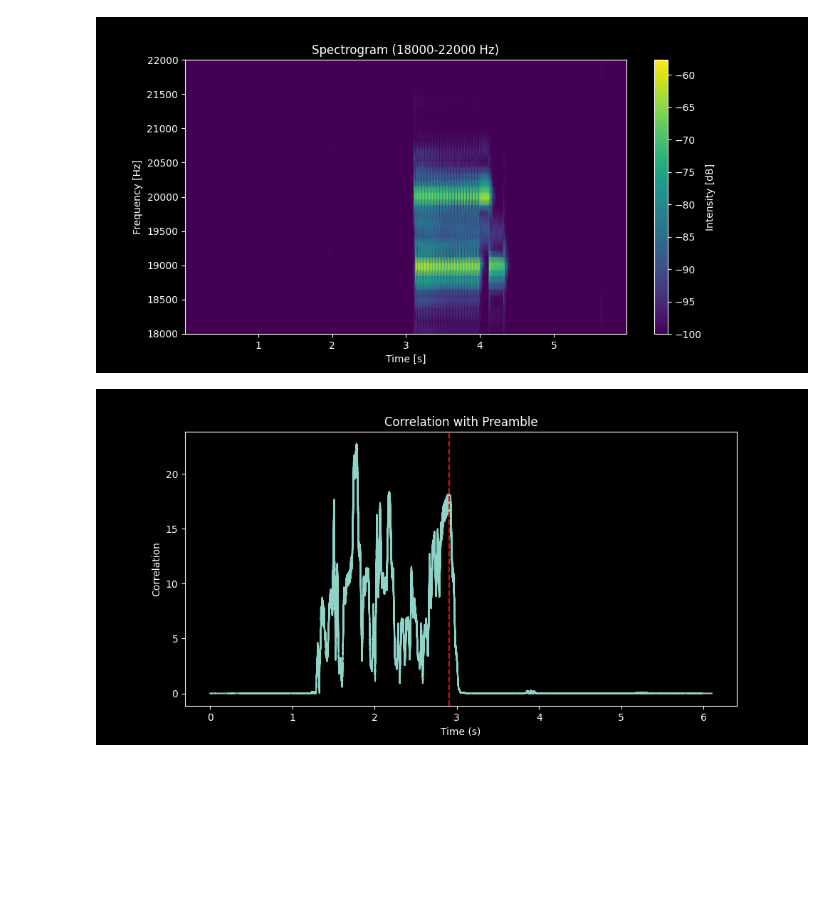
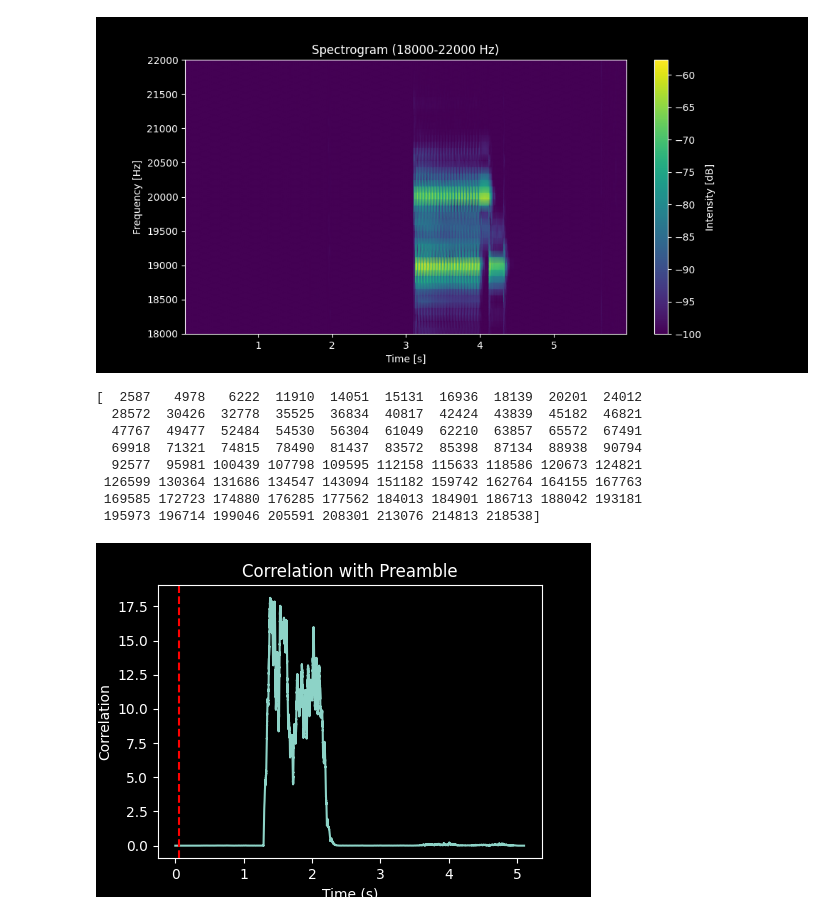
Before and after one commit to yuvyuvyuv/Prom2024, a Jupyter notebook: test.ipynb, the cells around one changed output. Saved outputs shown, nothing was run; the diff lists cells and outputs as text; code cells hidden in the pictures; blank space fills up the shorter version.

```diff
--- a/test.ipynb
+++ b/test.ipynb
@@ -27,7 +27,7 @@ def bandpass_filter(data, cutoff_low, cutoff_high, fs):
     nyquist = 0.5 * fs
     low = cutoff_low / nyquist
     high = cutoff_high / nyquist
-    b, a = butter(N=4, Wn=[low, high], btype='bandpass')
+    b, a = butter(N=8, Wn=low, btype='highpass')
     return filtfilt(b, a, data)
 # %%
 # Function to encode data as an audio signal
@@ -69,11 +69,30 @@ def detect_signal_edge(threshold,signal, preamble_bits, fs,bit_duration, high,lo
 # %%
-filename = "test_50bps_shaviv.wav"
+filename = "recordings/test_50bps_shaviv.wav"
 data, fs = sf.read(filename)
 elapsed_time = len(data) / fs
+# %%
+def detect_signal_edge(signal, preamble_bits, postamble_bits, fs,bit_duration, high,low,end = False):
+    preamble = encode_data(preamble_bits,bit_duration,fs,high,low)
+    postamble = encode_data(postamble_bits,bit_duration,fs,high,low)
+    # Cross-correlation using FFT
+    start_corr = fft_cross_correlation(signal,preamble)
+    end_corr = fft_cross_correlation(signal,postamble)
+
+    window_size = np.max([100,int(bit_duration*fs/4)])
+    start_smoothed_corr = savgol_filter(start_corr,window_size,3)
+    end_smoothed_corr = np.flip(savgol_filter(end_corr,window_size,3))
+    start_peaks, _ = find_peaks(start_smoothed_corr,width = bit_duration*fs/2)
+    end_peaks, _ = find_peaks(end_smoothed_corr,width = bit_duration*fs/2)
+    start_idx = 0
+    if len(start_peaks) != 0:
+        start_idx = start_peaks[0]
+    end_idx = len(signal)
+    if len(end_peaks) != 0:
+        end_idx = len(signal) - end_peaks[0]
+    return start_idx, end_idx, start_corr,end_corr
 # %%
 threshold = 10
 filtered_data = bandpass_filter(data, cutoff_low, cutoff_high, fs)
 start_preamble_bits = [1,0,1,0,1]
 end_preamble_bits = [0,0,0,0]
-start_idx,start_corr = detect_signal_edge(threshold, filtered_data, start_preamble_bits, fs, bit_duration, f1, f0)
-end_idx,end_corr = detect_signal_edge(threshold, filtered_data, end_preamble_bits, fs, bit_duration, f1, f0,True)
+start_idx,end_idx,start_corr,end_corr = detect_signal_edge(filtered_data, start_preamble_bits,end_preamble_bits, fs, bit_duration, f1, f0)
@@ -126,21 +164,28 @@ plt.ylim(cutoff_low, cutoff_high)
 [figure]
 # %%
 plt.clf()
-window_size = 10
+window_size = np.max([10,int(bit_duration*fs/4)])
 # arr = np.convolve(start_corr, np.ones(window_size)/window_size, mode='valid')
 arr = savgol_filter(start_corr,window_size,3)
 plt.plot(np.arange(len(arr))/fs, np.abs(arr))
+start_peaks, _ = find_peaks(arr,width = bit_duration*fs/2)
+print(start_peaks)
+start_idx = start_peaks[0]
 
-# arr = np.flip(arr)
-peaks, _ = find_peaks(arr,width = bit_duration*fs/2)
 
-index = peaks[0]
-# index = len(arr) - index
-plt.axvline(x=index/fs, color='r', linestyle='--', label='Average Correlation')
+plt.axvline(x=start_idx/fs, color='r', linestyle='--', label='Average Correlation')
 
 plt.title('Correlation with Preamble')
 plt.xlabel('Time (s)')
 plt.ylabel('Correlation')
 plt.show()
 # %% [output]
+[  2587   4978   6222  11910  14051  15131  16936  18139  20201  24012
+  28572  30426  32778  35525  36834  40817  42424  43839  45182  46821
+  47767  49477  52484  54530  56304  61049  62210  63857  65572  67491
+  69918  71321  74815  78490  81437  83572  85398  87134  88938  90794
+  92577  95981 100439 107798 109595 112158 115633 118586 120673 124821
+ 126599 130364 131686 134547 143094 151182 159742 162764 164155 167763
+ 169585 172723 174880 176285 177562 184013 184901 186713 188042 193181
+ 195973 196714 199046 205591 208301 213076 214813 218538]
-[figure, old version]
+[figure, new version]
```
Also changed, not shown: parts of 4 cells of this notebook, 1 other file.
